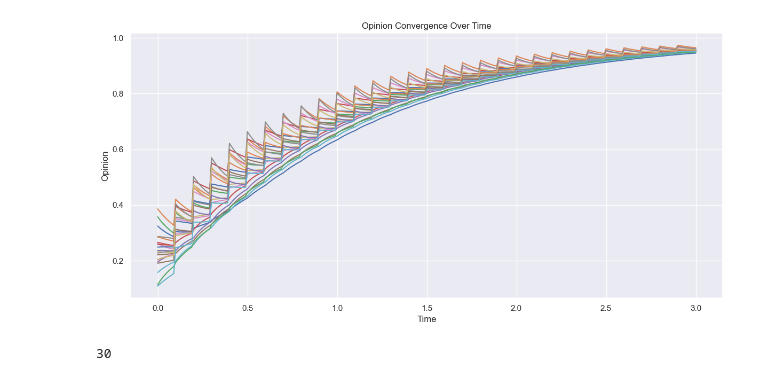
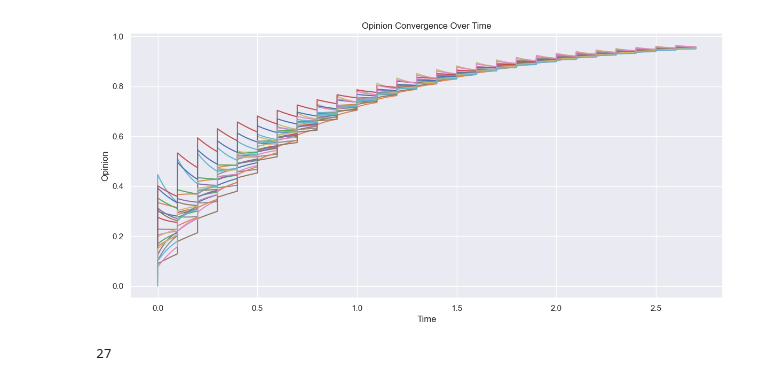
Before and after one commit to mariusdgm/phd-rl-algos, a Jupyter notebook: dqn/opinion_dynamics/experiments/agent_eval.ipynb, the cells around one changed output. Cells and saved outputs as stored; diff of their text form; code cells hidden in the pictures.

```diff
--- a/dqn/opinion_dynamics/experiments/agent_eval.ipynb
+++ b/dqn/opinion_dynamics/experiments/agent_eval.ipynb
@@ -118,7 +118,7 @@ def run_policy_agent(agent, max_steps=1000):
 # exp_subdir = r"D:\Work\repos\RL\phd-rl-algos\dqn\opinion_dynamics\experiments\results\2025May02-101004_configs\0025_optim.args_.eps_1e-07__optim.args_.lr_1e-05__agent_params.args_.target_model_update_freq_500__agent_params.args_.training_freq_4__agent_params.args_.batch_size_32__agent_params.args_.action_w_noise_amplitude_0.3\1" # excellent run
 
 
-exp_subdir = r"D:\Work\repos\RL\phd-rl-algos\dqn\opinion_dynamics\experiments\results\2025May09-234645_configs\0000_experiment_run_name_best_params\4"
+exp_subdir = r"D:\Work\repos\RL\phd-rl-algos\dqn\opinion_dynamics\experiments\results\2025May13-230432_configs\0004_optim.args_.lr_1e-05__estimator.args_.lin_hidden_out_size_32__agent_params.args_.action_w_noise_amplitude_0.3__experiment_run_name_best_params\2"
 
 
 agent = instantiate_agent(exp_subdir)
@@ -143,5 +143,5 @@ Simulation ended at step 29: done=True, truncated=False
-[figure, old version]
+[figure, new version]
 # %%
 len(actions)
 # %% [output]
-30
+27
```
Also changed, not shown: parts of 6 cells of this notebook, 7 other files.
